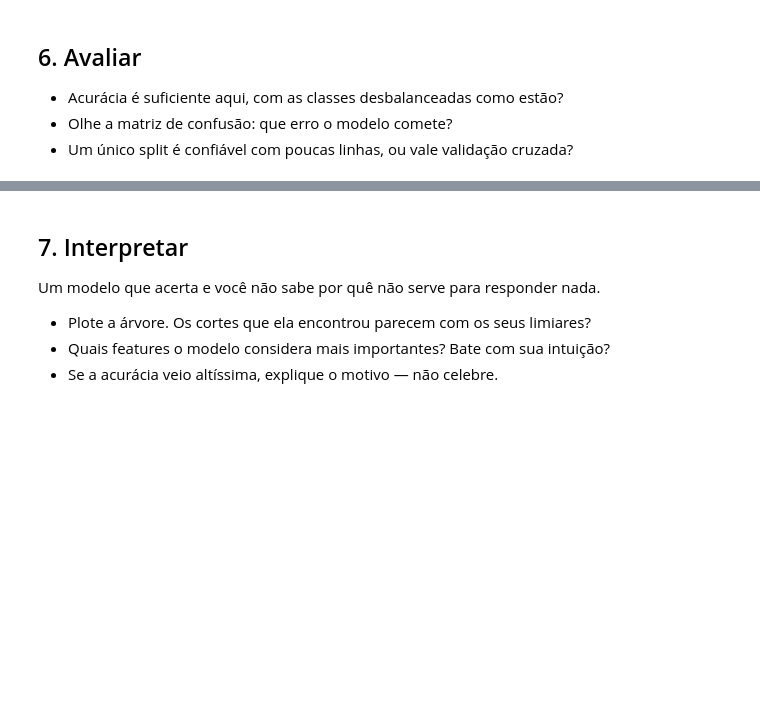
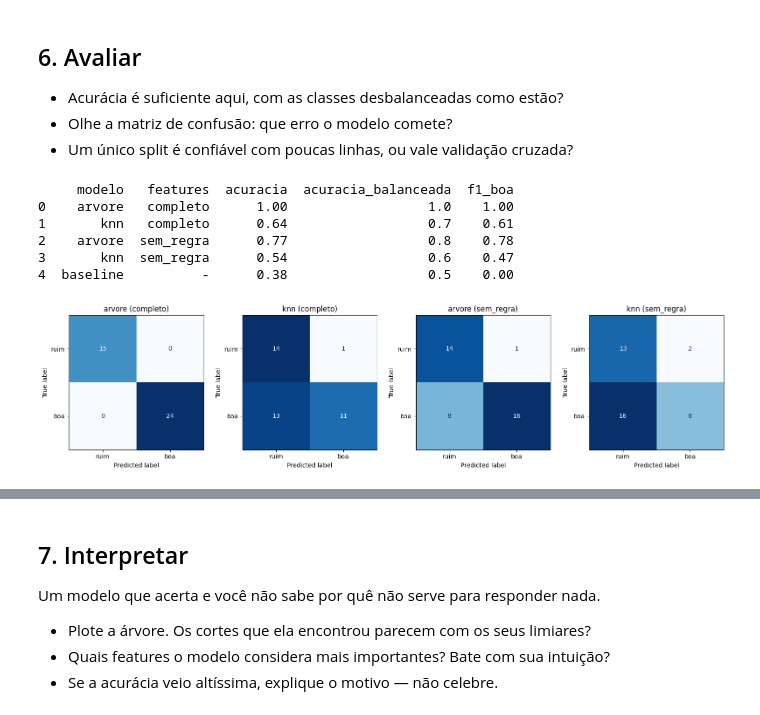
Before and after one commit to phmcd-bit/miniprojeto2, a Jupyter notebook: notebooks/ml.ipynb, the cells around one changed output, grey strips where cells are left out. Drawn from its saved outputs; the diff is of its cells as text; code cells hidden in the pictures; blank space fills up the shorter version.

Commit message:
Avaliando e interpretando os resultados do teste

```diff
--- a/notebooks/ml.ipynb
+++ b/notebooks/ml.ipynb
@@ -308,3 +308,47 @@ Os hiperparâmetros foram escolhidos sem olhar o teste e não foram ajustados, p
 - Acurácia é suficiente aqui, com as classes desbalanceadas como estão?
 - Olhe a matriz de confusão: que erro o modelo comete?
 - Um único split é confiável com poucas linhas, ou vale validação cruzada?
+# %%
+from sklearn.metrics import (
+    accuracy_score, balanced_accuracy_score, f1_score, ConfusionMatrixDisplay,
+)
+
+testes = {"completo": X_te_c, "sem_regra": X_te_s}
+rotulos = ["ruim", "boa"]
+
+linhas, previsoes = [], {}
+for (modelo, nome_x), m in modelos.items():
+    pred = m.predict(testes[nome_x])
+    previsoes[(modelo, nome_x)] = pred
+    linhas.append({
+        "modelo": modelo, "features": nome_x,
+        "acuracia": accuracy_score(y_te, pred),
+        "acuracia_balanceada": balanced_accuracy_score(y_te, pred),
+        "f1_boa": f1_score(y_te, pred, pos_label="boa", zero_division=0),
+    })
+
+pred_base = baseline.predict(X_te_c)
+linhas.append({
+    "modelo": "baseline", "features": "-",
+    "acuracia": accuracy_score(y_te, pred_base),
+    "acuracia_balanceada": balanced_accuracy_score(y_te, pred_base),
+    "f1_boa": f1_score(y_te, pred_base, pos_label="boa", zero_division=0),
+})
+print(pd.DataFrame(linhas).round(2))
+
+fig, axes = plt.subplots(1, 4, figsize=(16, 3.8))
+for ax, ((modelo, nome_x), pred) in zip(axes, previsoes.items()):
+    ConfusionMatrixDisplay.from_predictions(
+        y_te, pred, labels=rotulos, ax=ax, colorbar=False, cmap="Blues"
+    )
+    ax.set_title(f"{modelo} ({nome_x})")
+plt.tight_layout()
+plt.show()
+# %% [output]
+     modelo   features  acuracia  acuracia_balanceada  f1_boa
+0    arvore   completo      1.00                  1.0    1.00
+1       knn   completo      0.64                  0.7    0.61
+2    arvore  sem_regra      0.77                  0.8    0.78
+3       knn  sem_regra      0.54                  0.6    0.47
+4  baseline          -      0.38                  0.5    0.00
+[figure, added]
```
Also changed, not shown: parts of 4 cells of this notebook.
